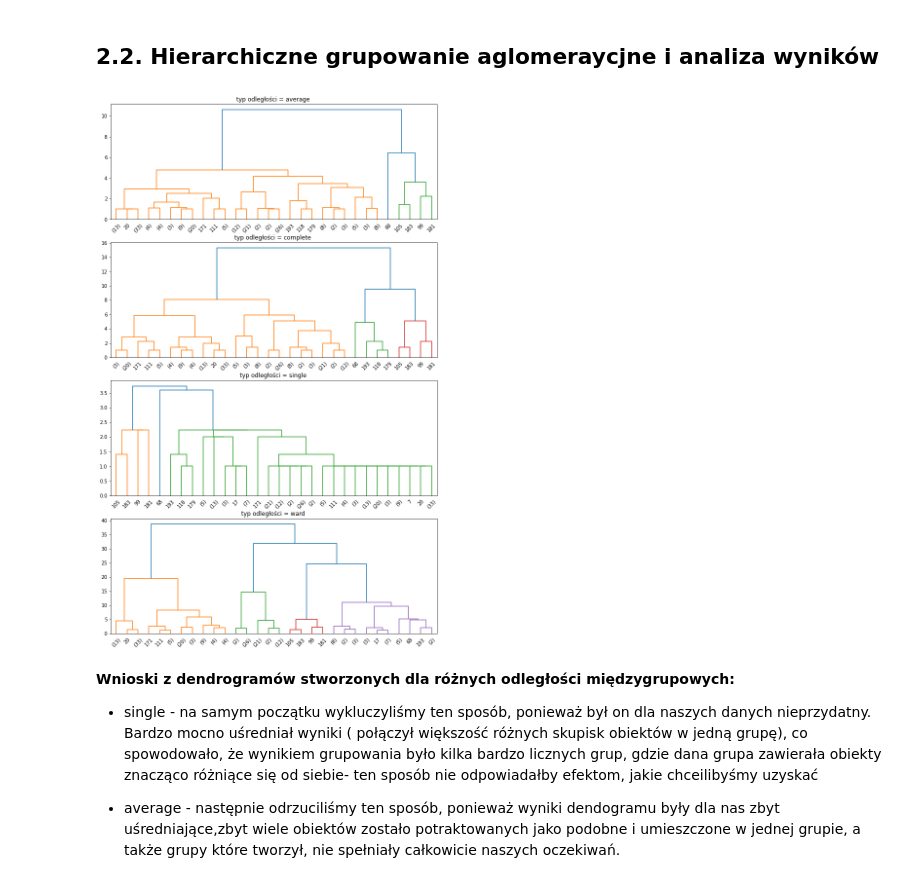
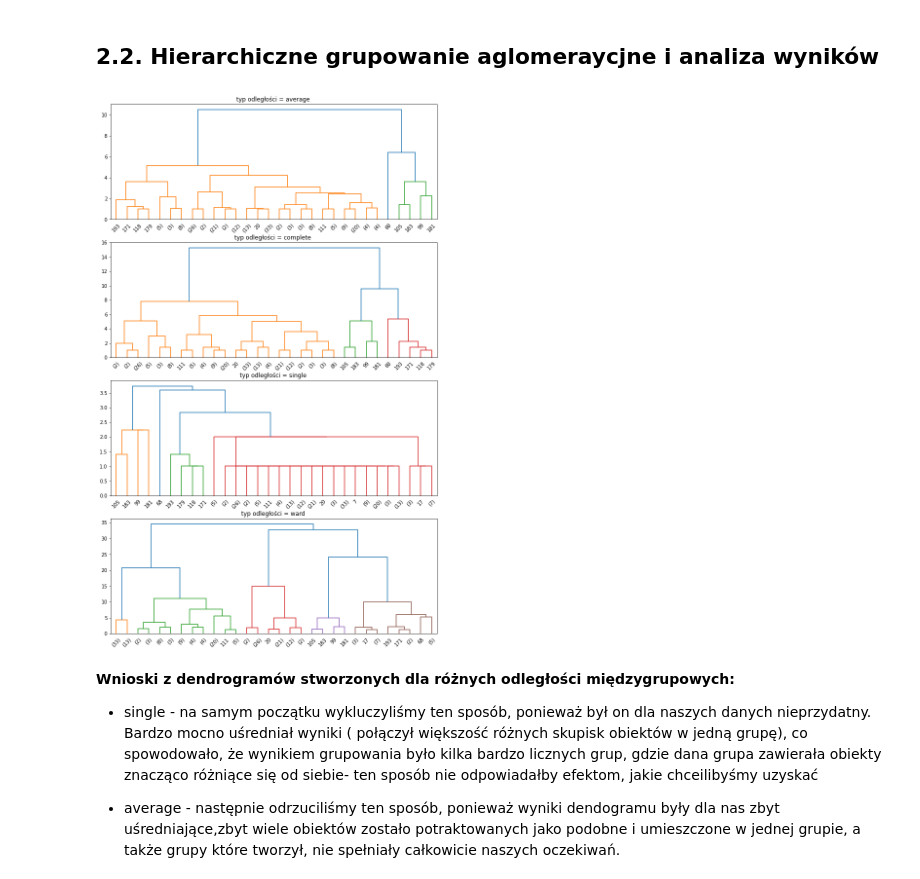
Before and after one commit to PRiAD202/PRiAD, a Jupyter notebook: project.ipynb, the cells around one changed output. Cells and saved outputs as stored; diff of their text form; code cells hidden in the pictures.

```diff
--- a/project.ipynb
+++ b/project.ipynb
@@ -322,20 +322,19 @@ flags = flags.drop(['group'], axis = 1)
 # %%
 df = flags.drop(columns = ['landmass', 'zone', 'area', 'population', 'language', 'religion', 'bars', 'colours', 'red',
            'green', 'blue', 'gold', 'white', 'black', 'orange', 'circles', 'crosses', 'saltires', 'quarters',
            'sunstars', 'crescent', 'triangle', 'icon', 'animate', 'text', 'topleft', 'botright'])
-df1 = df
 
 plt.figure(figsize=(12, 20))
 for index, typ_odleglosci in enumerate(('average', 'complete', 'single', 'ward')):
         wy = plt.subplot(4, 1, index + 1)
         wy.set_title('typ odległości = %s ' % typ_odleglosci)
-        grupy = linkage(df1, method = typ_odleglosci, metric = 'euclidean')
+        grupy = linkage(df, method = typ_odleglosci, metric = 'euclidean')
         prog_proc = 60
         prog = prog_proc*max(grupy[:,2])/100
         cl = dendrogram(grupy, truncate_mode = 'lastp', color_threshold = prog )
-        df1['grupa'] = fcluster(grupy, prog, criterion = 'distance')
+        df['grupa'] = fcluster(grupy, prog, criterion = 'distance')
 # %% [output]
-[figure, old version]
+[figure, new version]
 # %% [markdown]
 **Wnioski z dendrogramów stworzonych dla różnych odległości międzygrupowych:**
 * single - na samym początku wykluczyliśmy ten sposób, ponieważ był on dla naszych danych nieprzydatny. Bardzo mocno uśredniał wyniki ( połączył większość różnych skupisk obiektów w jedną grupę), co spowodowało, że wynikiem grupowania było kilka bardzo licznych grup, gdzie dana grupa zawierała obiekty znacząco różniące się od siebie- ten sposób nie odpowiadałby efektom, jakie chceilibyśmy uzyskać
```
Also changed, not shown: parts of 2 cells of this notebook.
